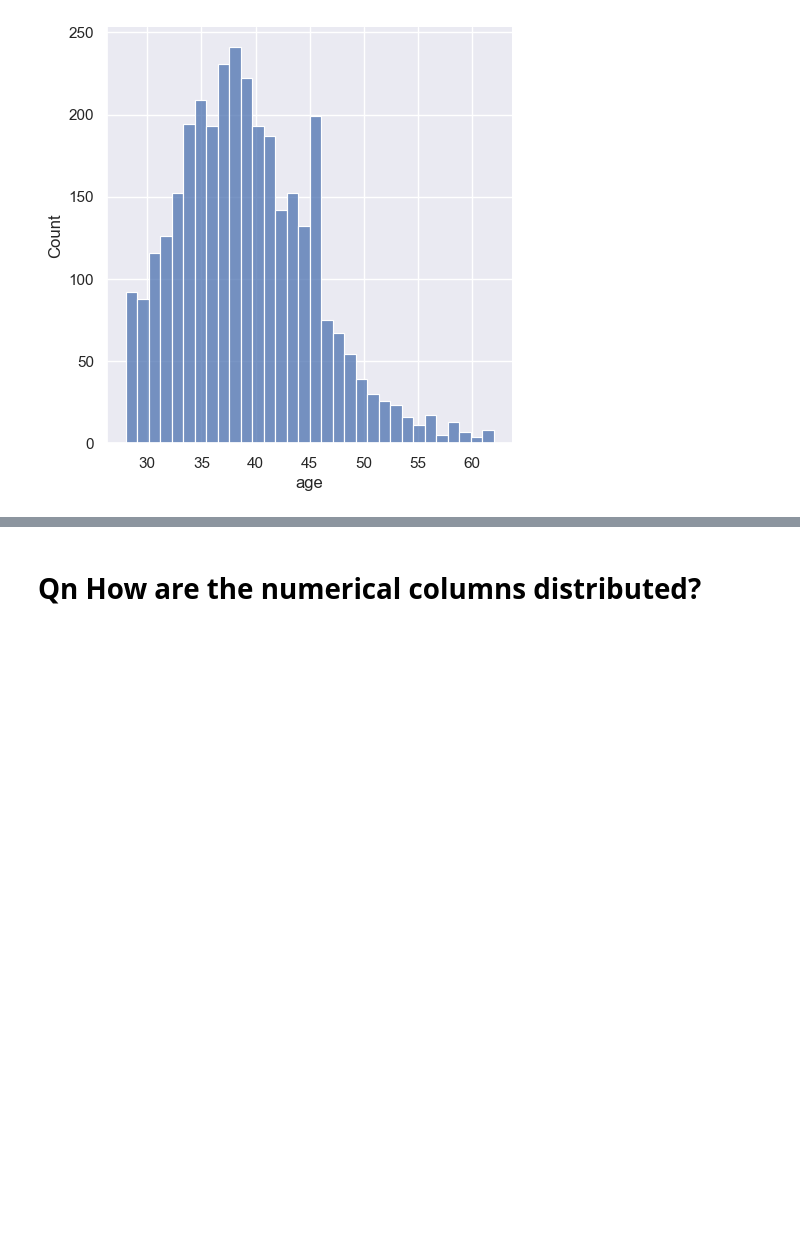
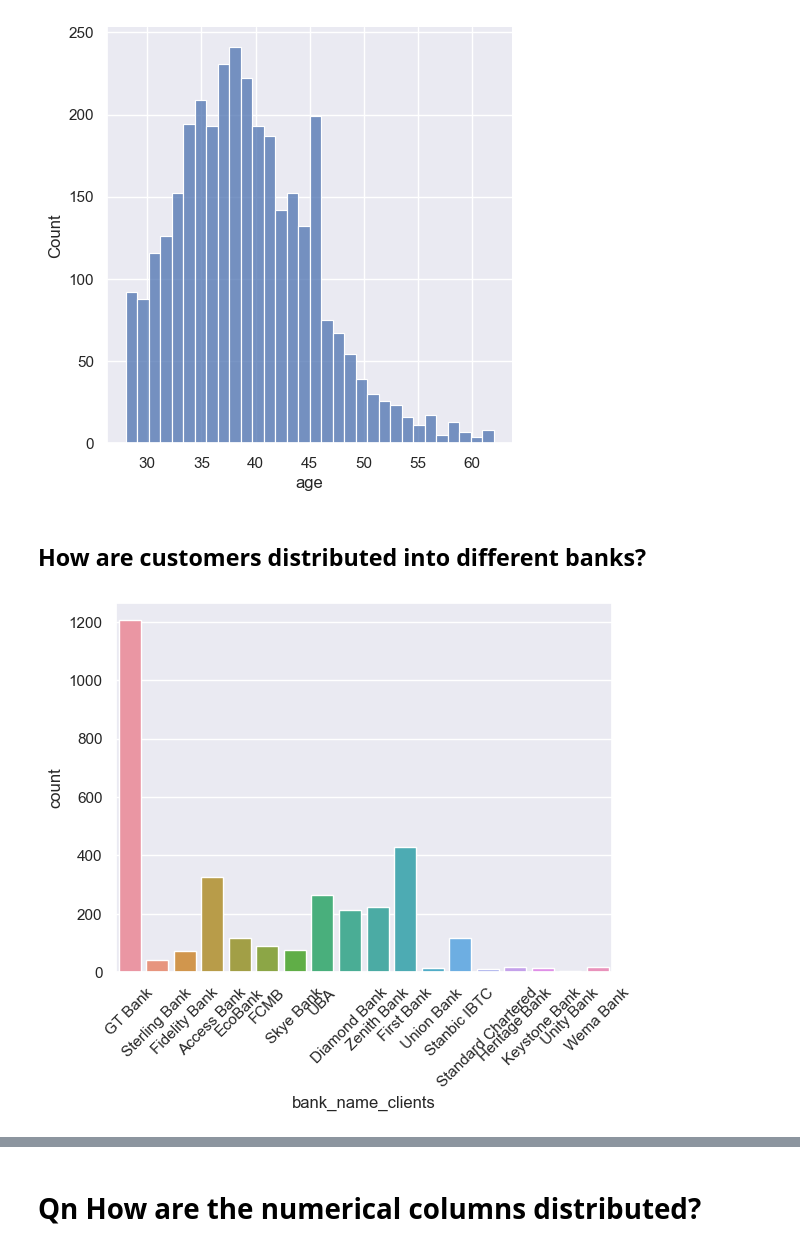
Before and after one commit to Group-10-Refactory-Capstone/Group10RefactoryCapstone, a Jupyter notebook: Explanatory Data analysis simon.ipynb, the cells around one changed output, grey strips where cells are left out. Cells and saved outputs as stored; diff of their text form; code cells hidden in the pictures; blank space fills up the shorter version.

```diff
--- a/Explanatory Data analysis simon.ipynb
+++ b/Explanatory Data analysis simon.ipynb
@@ -129,3 +131,11 @@ sns.displot(filtered_data['age'])
 # %% [output]
 <seaborn.axisgrid.FacetGrid at 0x...>
 [figure]
+# %% [markdown]
+## How are customers distributed into different banks?
+# %%
+sns.countplot(x='bank_name_clients',data=filtered_data)
+plt.xticks(rotation=45)
+plt.show()
+# %% [output]
+[figure, added]
```
Also changed, not shown: parts of 8 cells of this notebook.
